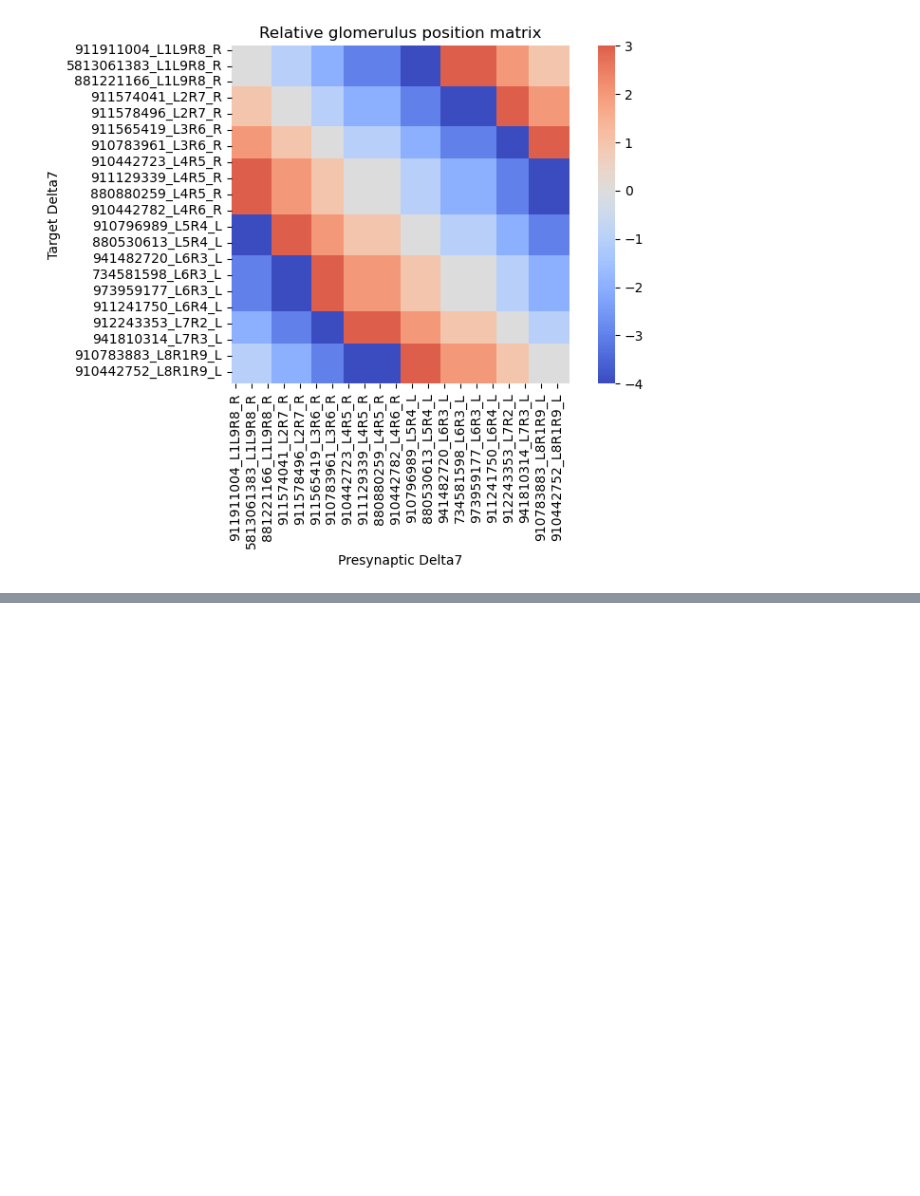
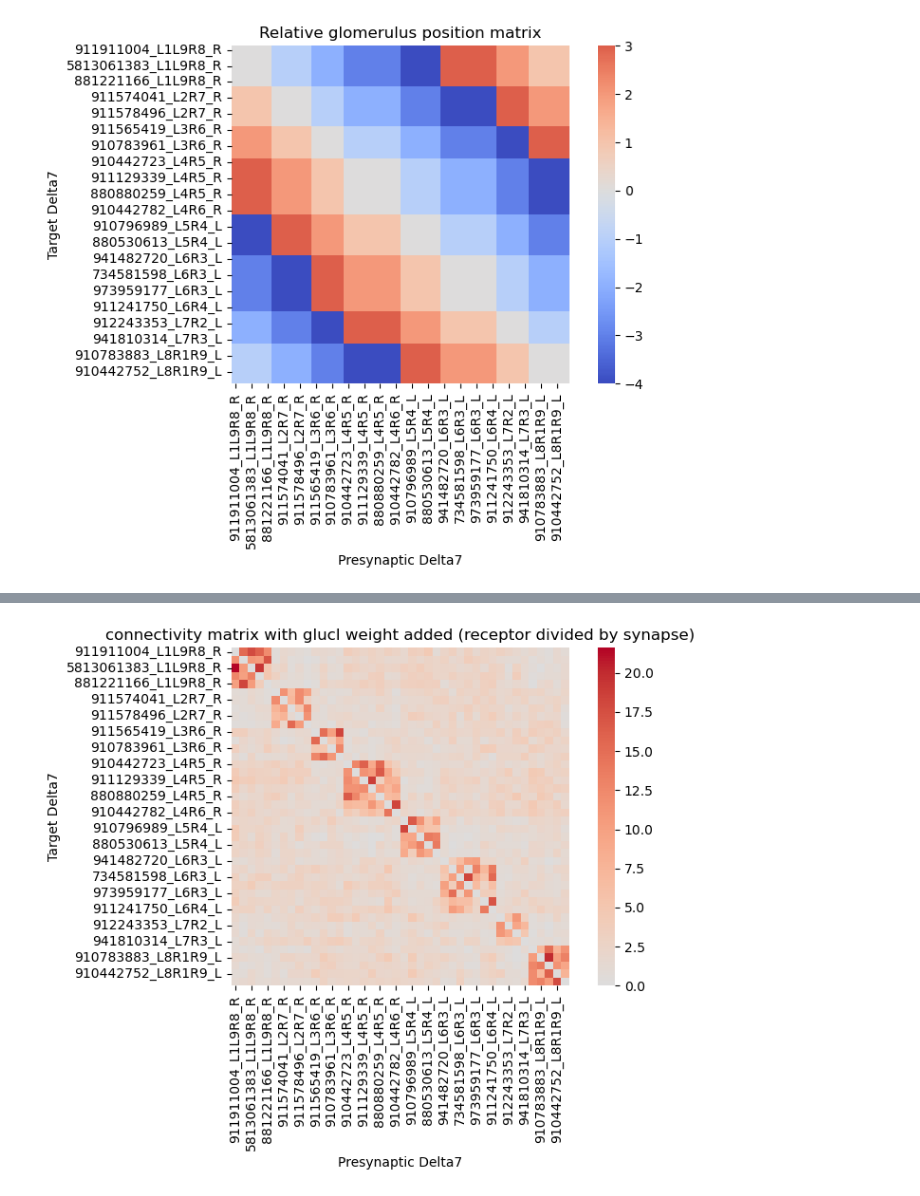
Before and after one commit to sansachenlelele/connectome_analysis_fisherlab, a Jupyter notebook: send_to_fisherlabgithub/notebooks/glucl_drive.ipynb, the cells around one changed output, grey strips where cells are left out. Saved outputs shown, nothing was run; the diff lists cells and outputs as text; code cells hidden in the pictures; blank space fills up the shorter version.

```diff
--- a/send_to_fisherlabgithub/notebooks/glucl_drive.ipynb
+++ b/send_to_fisherlabgithub/notebooks/glucl_drive.ipynb
@@ -391,0 +407,14 @@ importlib.reload(glucl)
+# %%
+plt.figure(figsize=(8, 6))
+sns.heatmap(
+    d7_input_matrix_glucl_receptor_by_synapse,
+    cmap="coolwarm",
+    center=0,
+    square=True,)
+plt.xlabel("Presynaptic Delta7")
+plt.ylabel("Target Delta7")
+plt.title("connectivity matrix with glucl weight added (receptor divided by synapse)")
+plt.tight_layout()
+plt.show()
+# %% [output]
+[figure, added]
```
Also changed, not shown: parts of 37 cells of this notebook, 1 other file.
